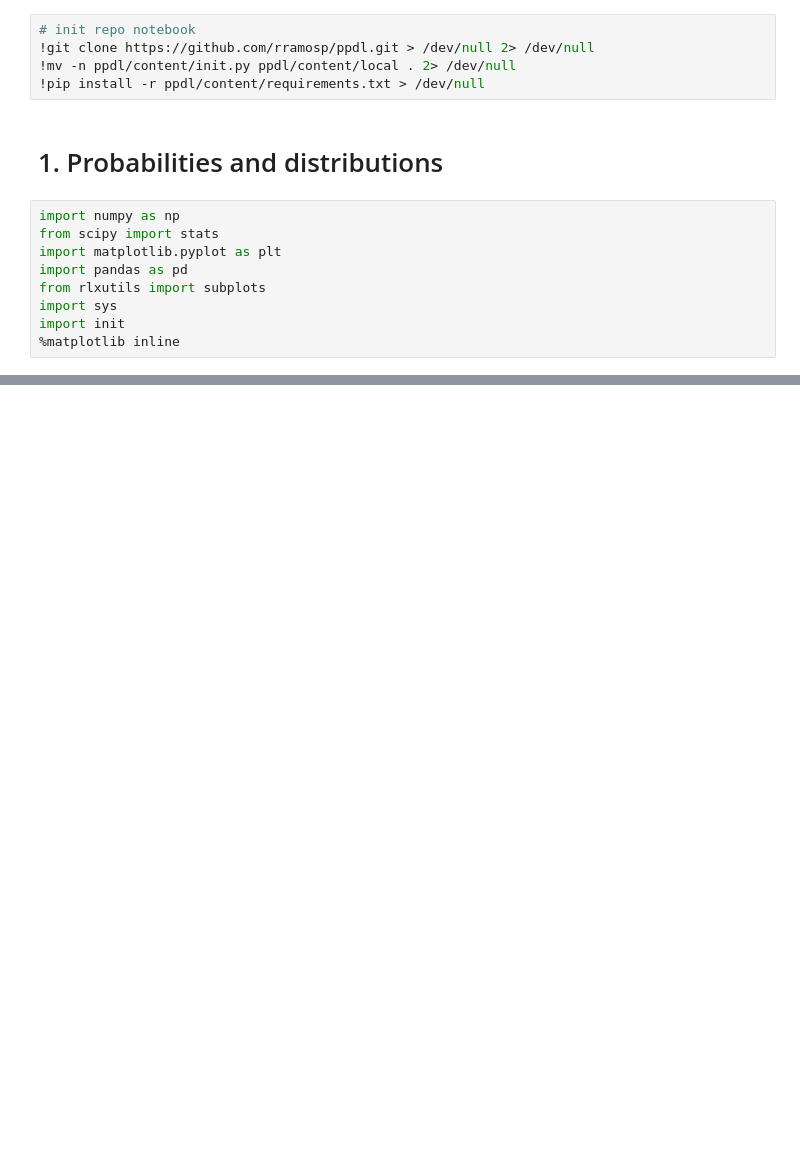
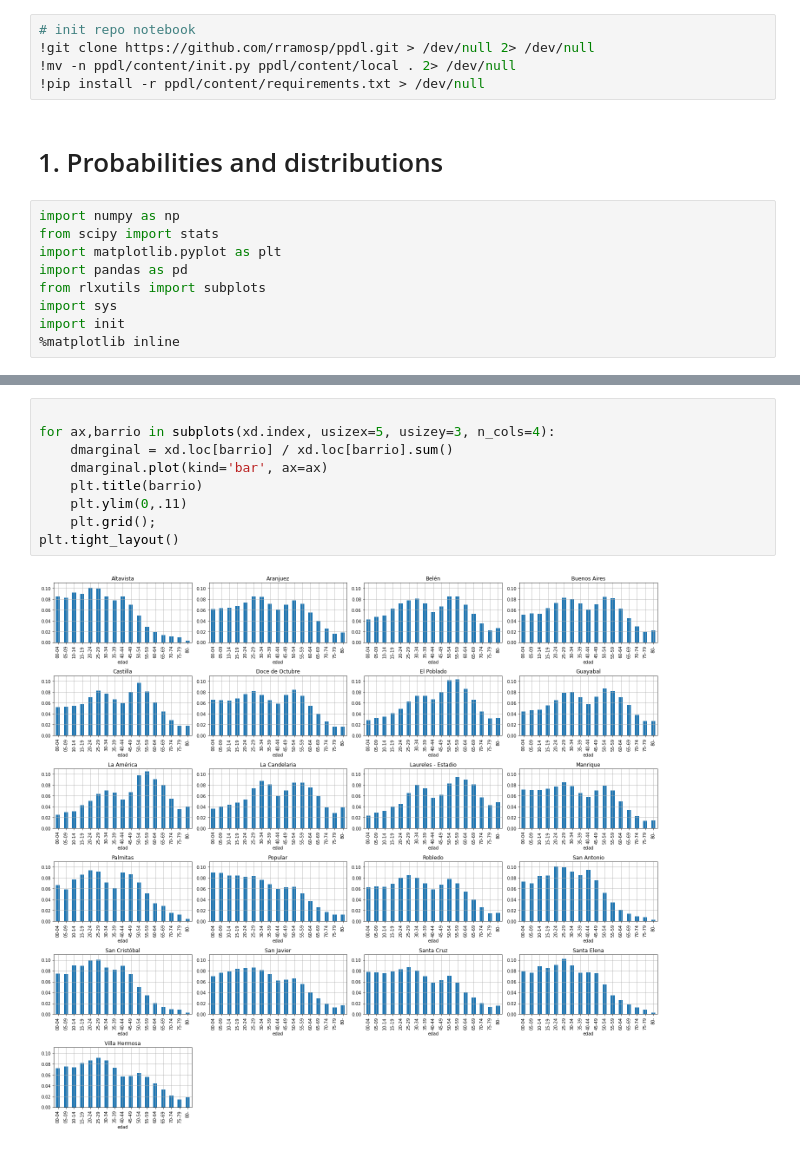
Before and after one commit to rramosp/ppdl, a Jupyter notebook: content/02.02 - NOTES 01 - Probabilities and distributions.ipynb, the cells around one changed output, grey strips where cells are left out. Drawn from its saved outputs; the diff is of its cells as text; blank space fills up the shorter version.

```diff
--- a/content/02.02 - NOTES 01 - Probabilities and distributions.ipynb
+++ b/content/02.02 - NOTES 01 - Probabilities and distributions.ipynb
@@ -118,0 +168,11 @@ It would be nice to have an analytical distribution. This is, a **formula**
+# %%
+
+for ax,barrio in subplots(xd.index, usizex=5, usizey=3, n_cols=4):
+    dmarginal = xd.loc[barrio] / xd.loc[barrio].sum()
+    dmarginal.plot(kind='bar', ax=ax)
+    plt.title(barrio)
+    plt.ylim(0,.11)
+    plt.grid();
+plt.tight_layout()
+# %% [output]
+[figure, added]
```
Also changed, not shown: parts of 37 cells of this notebook, 29 other files.
